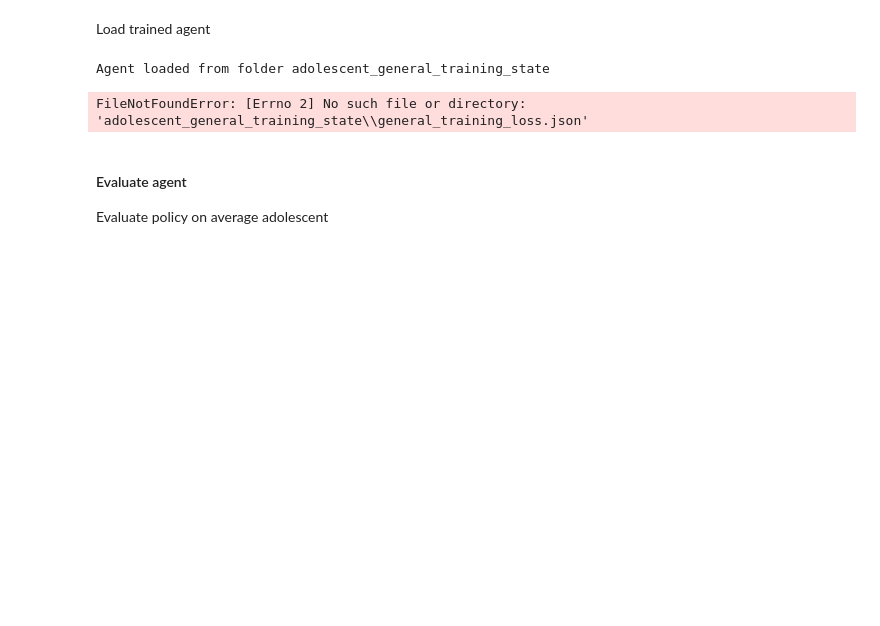
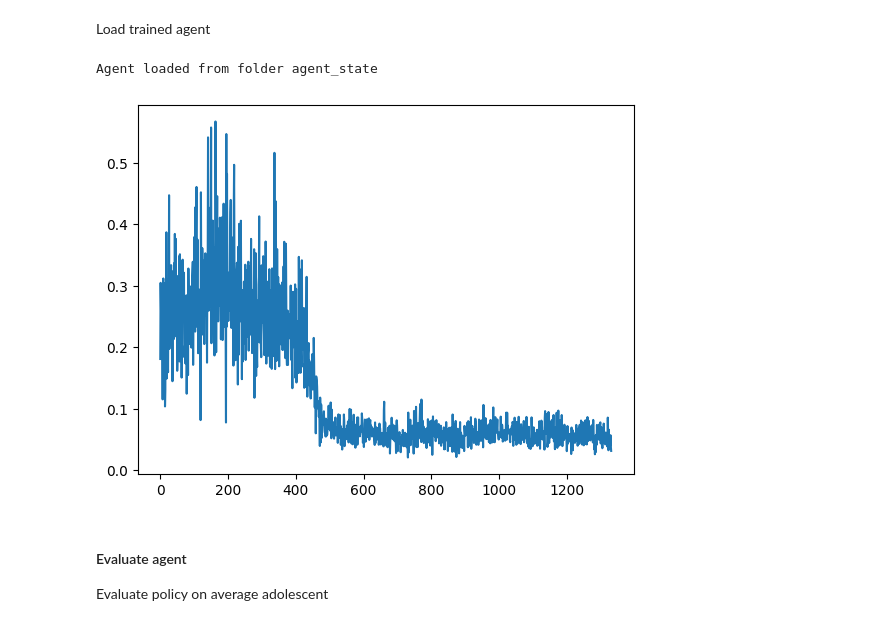
Before and after one commit to homolan13/RL_Project_DeepRL, a Jupyter notebook: modules/results_adolescent.ipynb, the cells around one changed output. Saved outputs shown, nothing was run; the diff lists cells and outputs as text; code cells hidden in the pictures; blank space fills up the shorter version.

```diff
--- a/modules/results_adolescent.ipynb
+++ b/modules/results_adolescent.ipynb
@@ -52,17 +53,17 @@ _ = agent.general_training()
 # %% [markdown]
 Load trained agent
 # %%
-agent.load_agent('adolescent_general_training_state')
+agent.load_agent('agent_state')
 # %% [output]
-Agent loaded from folder adolescent_general_training_state
+Agent loaded from folder agent_state
 # %%
-with open(os.path.join('adolescent_general_training_state','general_training_loss.json')) as f:
+with open(os.path.join('','general_training_loss.json')) as f:
     critic_loss = json.load(f)
 
 plt.plot([x[0] for x in critic_loss])
 plt.show()
 # %% [output]
-FileNotFoundError: [Errno 2] No such file or directory: 'adolescent_general_training_state\\general_training_loss.json'
+[figure, added]
 # %% [markdown]
 #### Evaluate agent
 Evaluate policy on average adolescent
```
Also changed, not shown: parts of 9 cells of this notebook, 15 other files.
